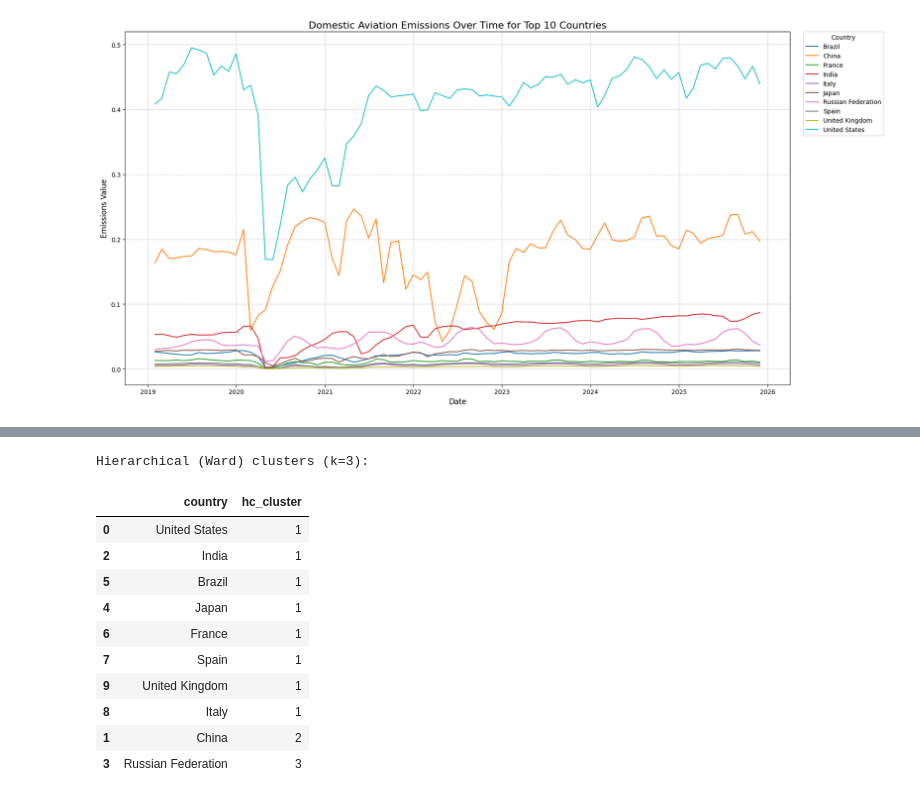
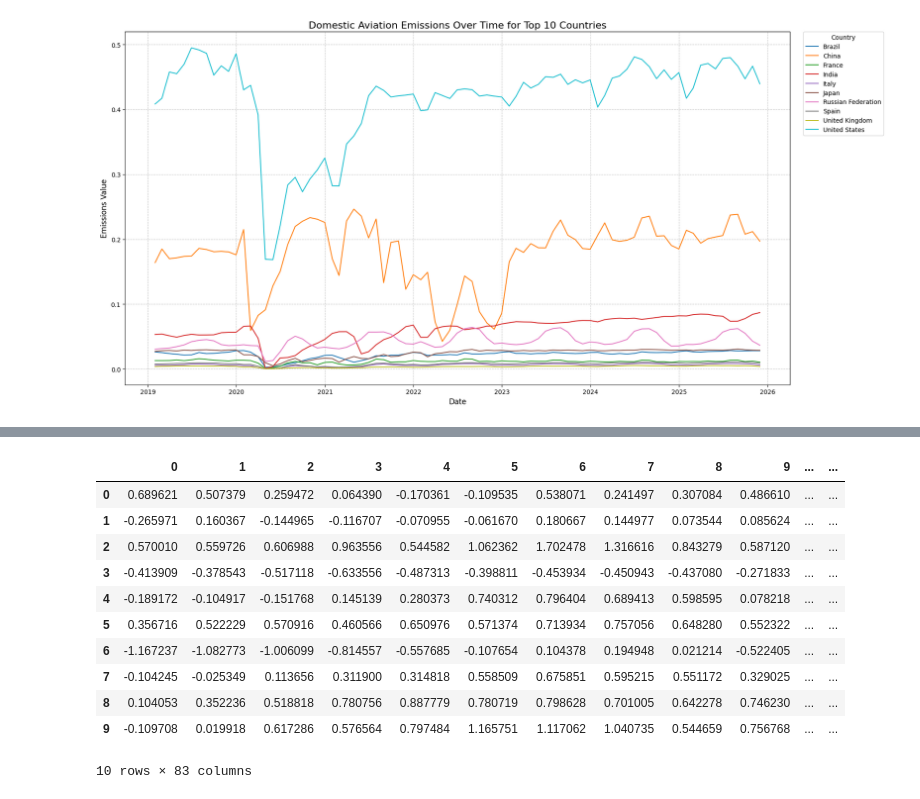
Before and after one commit to thisishasan/data_mining_and_machine_learning, a Jupyter notebook: data_mining_machine_learning.ipynb, the cells around one changed output, grey strips where cells are left out. Cells and saved outputs as stored; diff of their text form; code cells hidden in the pictures.

```diff
--- a/data_mining_machine_learning.ipynb
+++ b/data_mining_machine_learning.ipynb
@@ -1041,20 +1019,15 @@ plt.show()
-# %%
-# Cut tree at k=3 (paper uses 3 groups)
-k = 3
-hc_labels = fcluster(Z, t=k, criterion="maxclust")
-hc_result = pd.DataFrame({"country": pivot.index, "hc_cluster": hc_labels}).sort_values("hc_cluster")
-print("Hierarchical (Ward) clusters (k=3):")
-display(hc_result)
-# %% [output]
-Hierarchical (Ward) clusters (k=3):
-|  | country | hc_cluster |
-| 0 | United States | 1 |
-| 2 | India | 1 |
-| 5 | Brazil | 1 |
-| 4 | Japan | 1 |
-| 6 | France | 1 |
-| 7 | Spain | 1 |
-| 9 | United Kingdom | 1 |
-| 8 | Italy | 1 |
-| 1 | China | 2 |
-| 3 | Russian Federation | 3 |
+# %%
+pd.DataFrame(X_scaled[:, :, 0]).head(10)
+# %% [output]
+|  | 0 | 1 | 2 | 3 | 4 | 5 | 6 | 7 | 8 | 9 | ... | ... |
+| 0 | 0.689621 | 0.507379 | 0.259472 | 0.064390 | -0.170361 | -0.109535 | 0.538071 | 0.241497 | 0.307084 | 0.486610 | ... | ... |
+| 1 | -0.265971 | 0.160367 | -0.144965 | -0.116707 | -0.070955 | -0.061670 | 0.180667 | 0.144977 | 0.073544 | 0.085624 | ... | ... |
+| 2 | 0.570010 | 0.559726 | 0.606988 | 0.963556 | 0.544582 | 1.062362 | 1.702478 | 1.316616 | 0.843279 | 0.587120 | ... | ... |
+| 3 | -0.413909 | -0.378543 | -0.517118 | -0.633556 | -0.487313 | -0.398811 | -0.453934 | -0.450943 | -0.437080 | -0.271833 | ... | ... |
+| 4 | -0.189172 | -0.104917 | -0.151768 | 0.145139 | 0.280373 | 0.740312 | 0.796404 | 0.689413 | 0.598595 | 0.078218 | ... | ... |
+| 5 | 0.356716 | 0.522229 | 0.570916 | 0.460566 | 0.650976 | 0.571374 | 0.713934 | 0.757056 | 0.648280 | 0.552322 | ... | ... |
+| 6 | -1.167237 | -1.082773 | -1.006099 | -0.814557 | -0.557685 | -0.107654 | 0.104378 | 0.194948 | 0.021214 | -0.522405 | ... | ... |
+| 7 | -0.104245 | -0.025349 | 0.113656 | 0.311900 | 0.314818 | 0.558509 | 0.675851 | 0.595215 | 0.551172 | 0.329025 | ... | ... |
+| 8 | 0.104053 | 0.352236 | 0.518818 | 0.780756 | 0.887779 | 0.780719 | 0.798628 | 0.701005 | 0.642278 | 0.746230 | ... | ... |
+| 9 | -0.109708 | 0.019918 | 0.617286 | 0.576564 | 0.797484 | 1.165751 | 1.117062 | 1.040735 | 0.544659 | 0.756768 | ... | ... |
+10 rows × 83 columns
```
Also changed, not shown: parts of 14 cells of this notebook.
